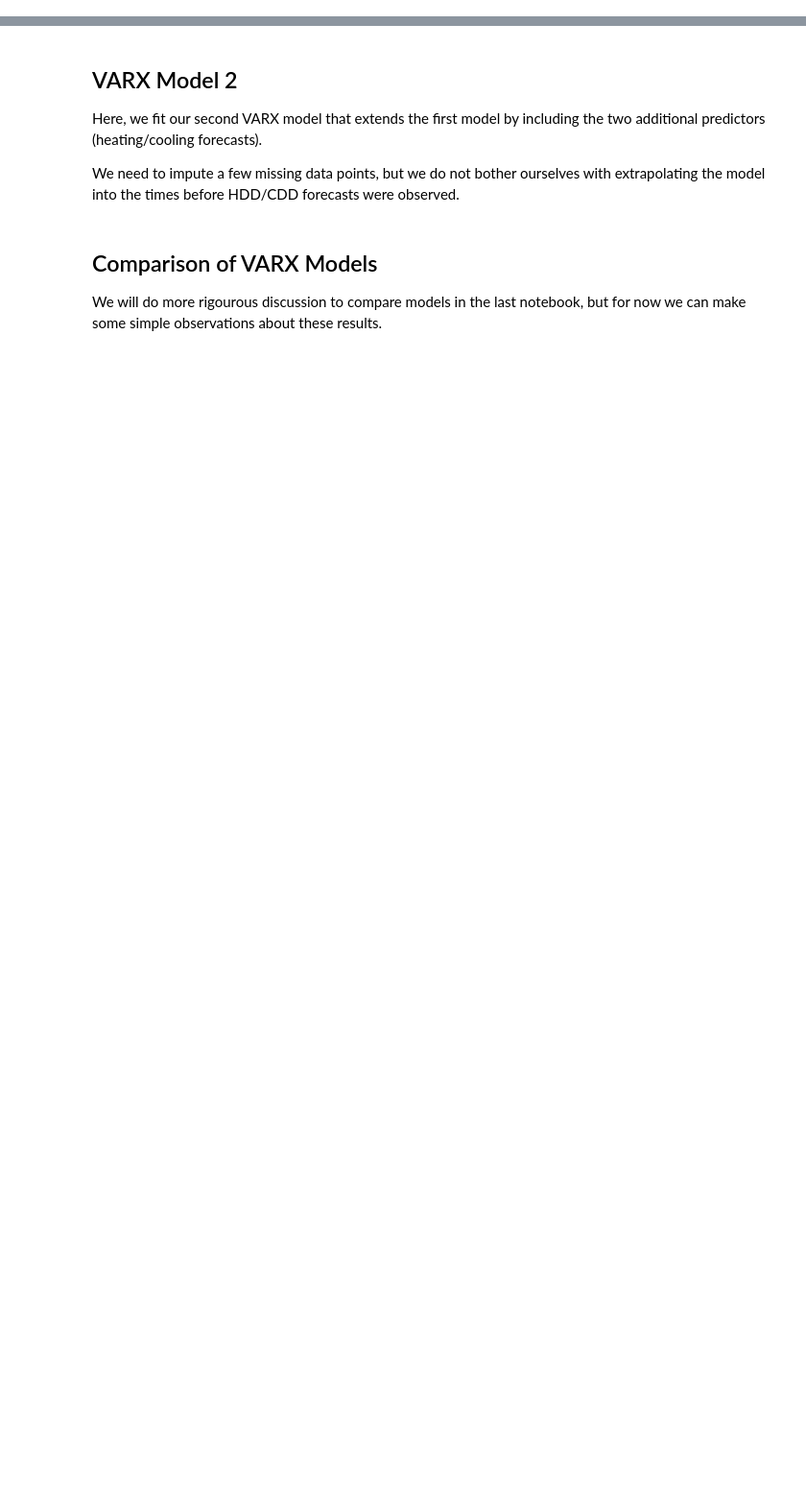
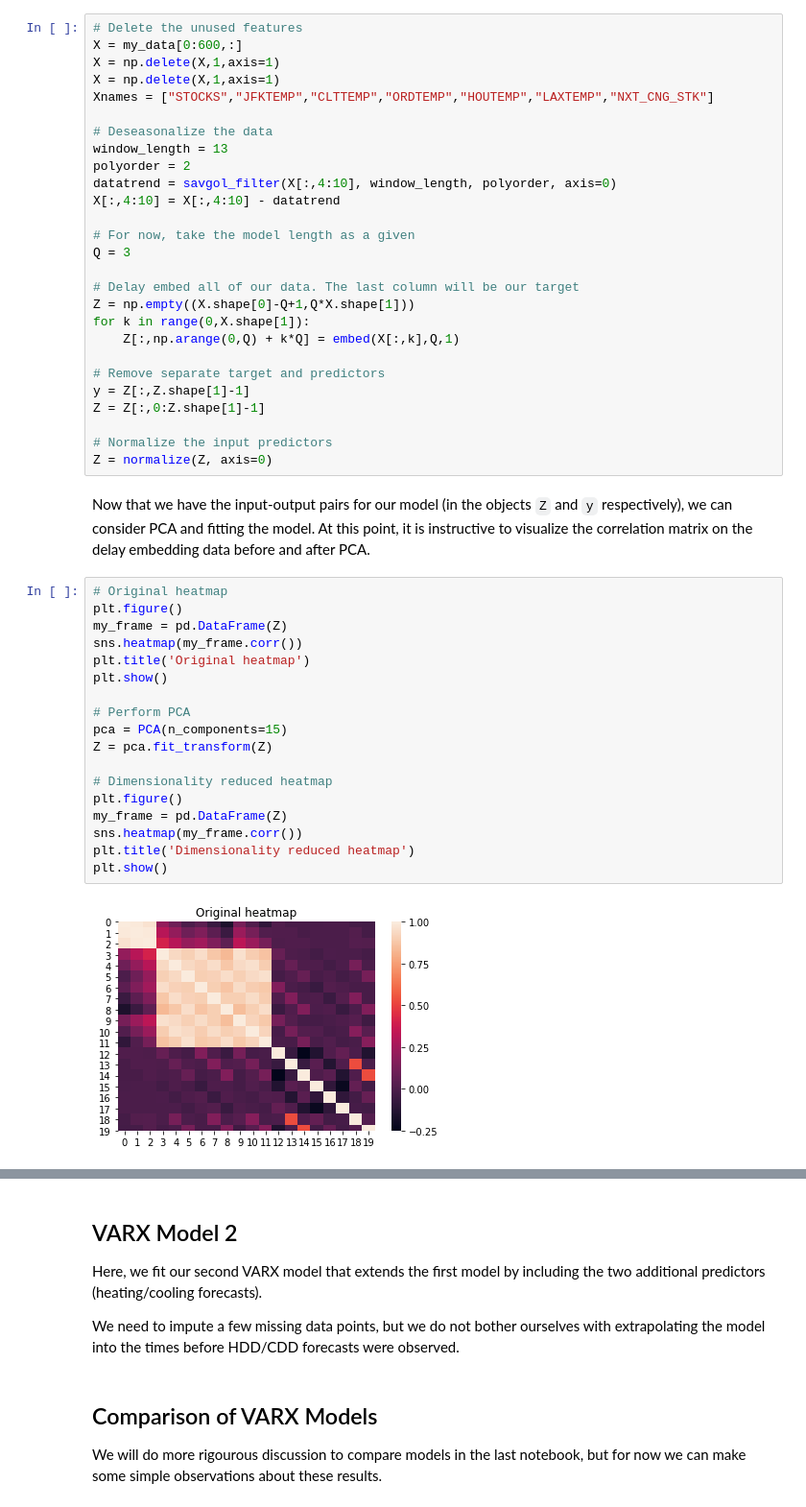
Before and after one commit to KurtButler/AMS520-Project, a Jupyter notebook: Notebooks/Linear Models - Gas.ipynb, the cells around one changed output, grey strips where cells are left out. Shown at 96% size. Cells and saved outputs as stored; diff of their text form; blank space fills up the shorter version.

```diff
--- a/Notebooks/Linear Models - Gas.ipynb
+++ b/Notebooks/Linear Models - Gas.ipynb
@@ -16,0 +84,49 @@ Here, we fit our first VARX model that uses stocks and airport temperatures to f
+# %%
+# Delete the unused features
+X = my_data[0:600,:]
+X = np.delete(X,1,axis=1)
+X = np.delete(X,1,axis=1)
+Xnames = ["STOCKS","JFKTEMP","CLTTEMP","ORDTEMP","HOUTEMP","LAXTEMP","NXT_CNG_STK"]
+
+# Deseasonalize the data
+window_length = 13
+polyorder = 2
+datatrend = savgol_filter(X[:,4:10], window_length, polyorder, axis=0)
+X[:,4:10] = X[:,4:10] - datatrend
+
+# For now, take the model length as a given
+Q = 3
+
+# Delay embed all of our data. The last column will be our target
+Z = np.empty((X.shape[0]-Q+1,Q*X.shape[1]))
+for k in range(0,X.shape[1]):
+    Z[:,np.arange(0,Q) + k*Q] = embed(X[:,k],Q,1)
+
+# Remove separate target and predictors
+y = Z[:,Z.shape[1]-1]
+Z = Z[:,0:Z.shape[1]-1]
+
+# Normalize the input predictors
+Z = normalize(Z, axis=0)
+# %% [markdown]
+Now that we have the input-output pairs for our model (in the objects `Z` and `y` respectively), we can consider PCA and fitting the model. At this point, it is instructive to visualize the correlation matrix on the delay embedding data before and after PCA.
+# %%
+# Original heatmap
+plt.figure()
+my_frame = pd.DataFrame(Z)
+sns.heatmap(my_frame.corr())
+plt.title('Original heatmap')
+plt.show()
+
+# Perform PCA
+pca = PCA(n_components=15)
+Z = pca.fit_transform(Z)
+
+# Dimensionality reduced heatmap
+plt.figure()
+my_frame = pd.DataFrame(Z)
+sns.heatmap(my_frame.corr())
+plt.title('Dimensionality reduced heatmap')
+plt.show()
+# %% [output]
+[figure, added]
```
Also changed, not shown: parts of 13 cells of this notebook.
